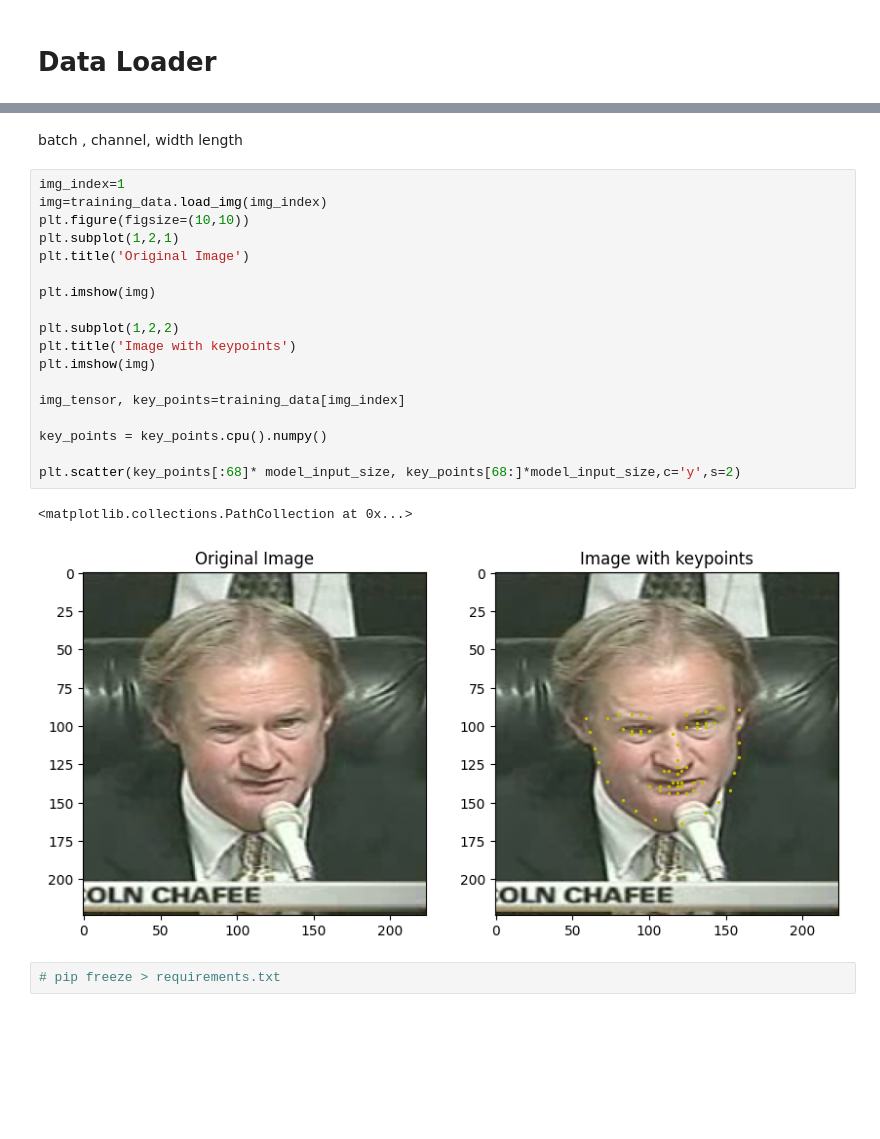
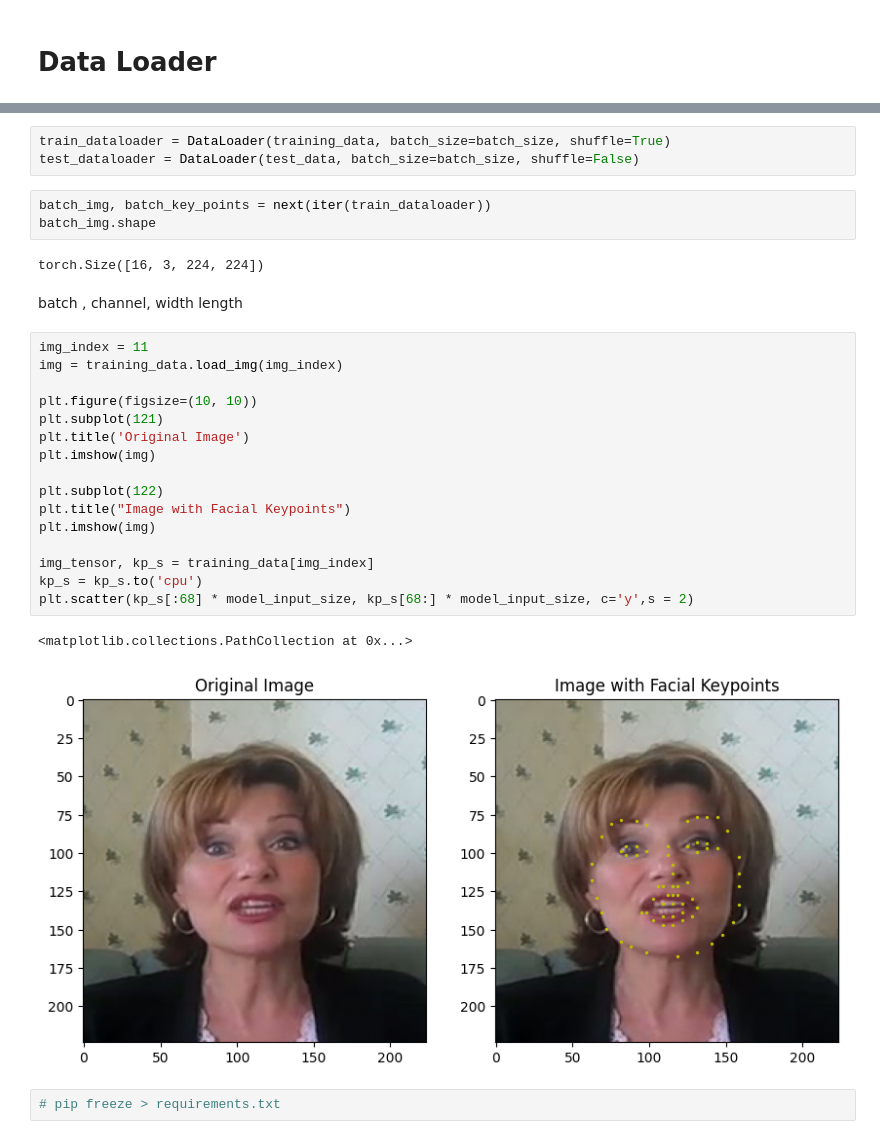
Before and after one commit to cruvss/Facial_keypoints_detection, a Jupyter notebook: notebook/faical_key_self.ipynb, the cells around one changed output, grey strips where cells are left out. Saved outputs shown, nothing was run; the diff lists cells and outputs as text; blank space fills up the shorter version.

Commit message:
complete Training

```diff
--- a/notebook/faical_key_self.ipynb
+++ b/notebook/faical_key_self.ipynb
@@ -104,26 +96,32 @@ training_data[0]
+# %%
+train_dataloader = DataLoader(training_data, batch_size=batch_size, shuffle=True)
+test_dataloader = DataLoader(test_data, batch_size=batch_size, shuffle=False)
+# %%
+batch_img, batch_key_points = next(iter(train_dataloader))
+batch_img.shape
+# %% [output]
+torch.Size([16, 3, 224, 224])
 # %% [markdown]
 batch , channel, width length
 # %%
-img_index=1
-img=training_data.load_img(img_index)
-plt.figure(figsize=(10,10))
-plt.subplot(1,2,1)
+img_index = 11
+img = training_data.load_img(img_index)
+
+plt.figure(figsize=(10, 10))
+plt.subplot(121)
 plt.title('Original Image')
-
 plt.imshow(img)
 
-plt.subplot(1,2,2)
-plt.title('Image with keypoints')
+plt.subplot(122)
+plt.title("Image with Facial Keypoints")
 plt.imshow(img)
 
-img_tensor, key_points=training_data[img_index]
-
-key_points = key_points.cpu().numpy()
-
-plt.scatter(key_points[:68]* model_input_size, key_points[68:]*model_input_size,c='y',s=2)
+img_tensor, kp_s = training_data[img_index]
+kp_s = kp_s.to('cpu')
+plt.scatter(kp_s[:68] * model_input_size, kp_s[68:] * model_input_size, c='y',s = 2)
 # %% [output]
 <matplotlib.collections.PathCollection at 0x...>
-[figure, old version]
+[figure, new version]
 # %%
 # pip freeze > requirements.txt
 # %% [output]
```
Also changed, not shown: parts of 14 cells of this notebook.
